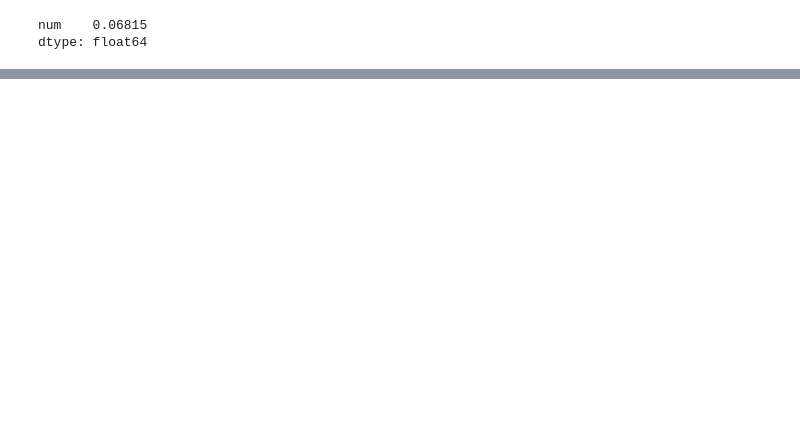
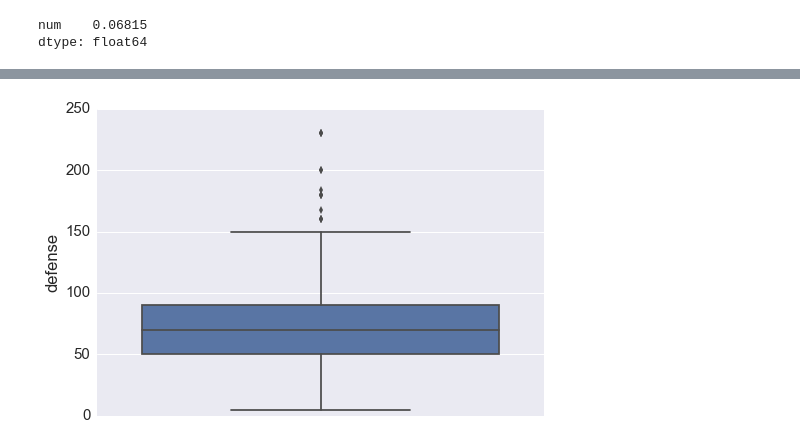
Before and after one commit to vsquared10/DSCI6002-student, a Jupyter notebook: week3/3-1_Review/DSCI6002-Midterm-Part1-Copy1.ipynb, the cells around one changed output, grey strips where cells are left out. Saved outputs shown, nothing was run; the diff lists cells and outputs as text; code cells hidden in the pictures; blank space fills up the shorter version.

```diff
--- a/week3/3-1_Review/DSCI6002-Midterm-Part1-Copy1.ipynb
+++ b/week3/3-1_Review/DSCI6002-Midterm-Part1-Copy1.ipynb
@@ -195,0 +208,4 @@ dtype: float64
+# %%
+sns.boxplot(y='defense', data=pkmn);
+# %% [output]
+[figure, added]
```
Also changed, not shown: parts of 41 cells of this notebook.
